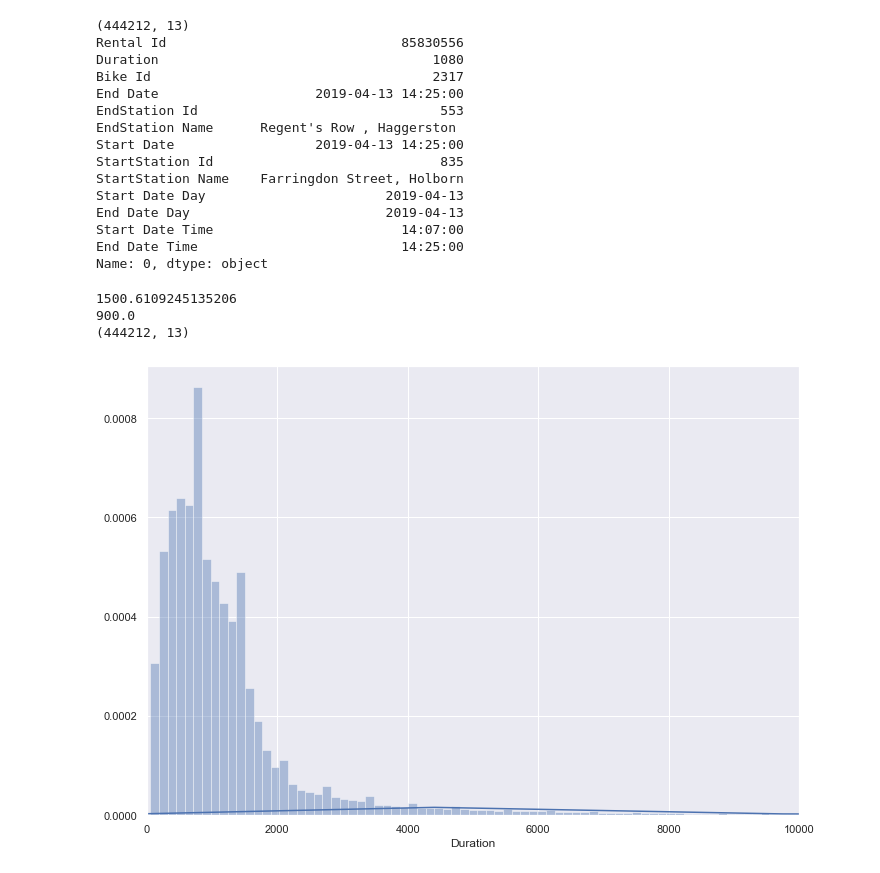
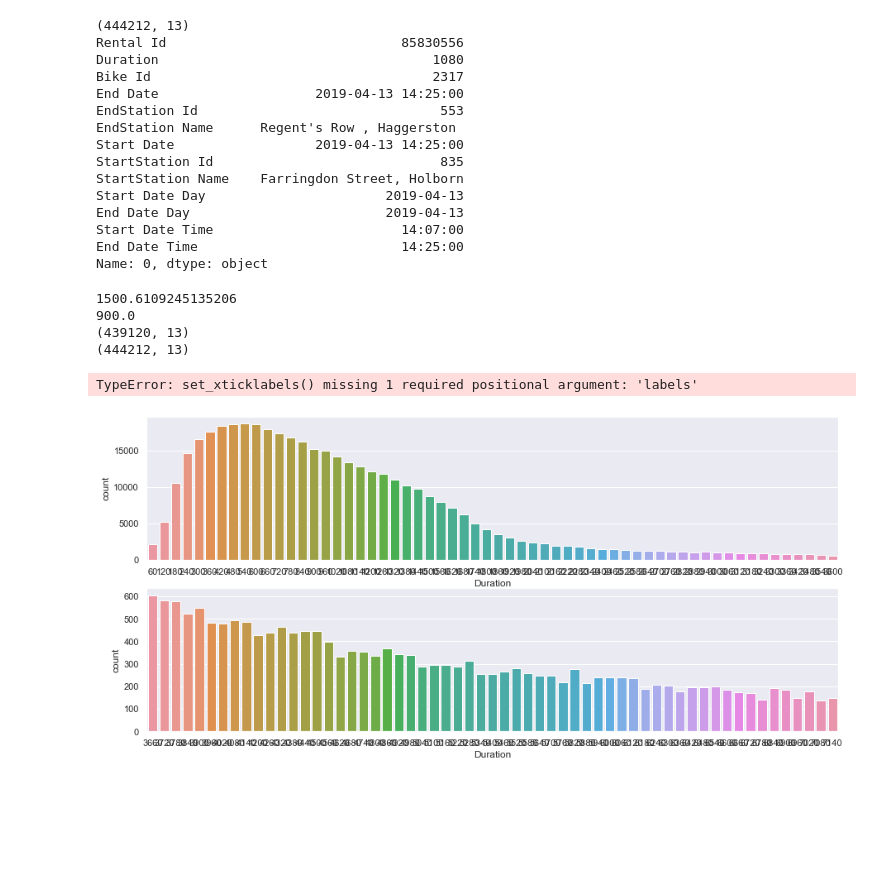
Before and after one commit to GeoffroyS/London-bikes-analysis, a Jupyter notebook: bikes_analysis.ipynb, the cells around one changed output. Cells and saved outputs as stored; diff of their text form; code cells hidden in the pictures; blank space fills up the shorter version.

Commit message:
plotting distrib

```diff
--- a/bikes_analysis.ipynb
+++ b/bikes_analysis.ipynb
@@ -75,15 +75,31 @@ Name: 0, dtype: object
 # %%
 print(final_df['Duration'].mean())
 print(final_df['Duration'].median())
+print(final_df[final_df['Duration'] < 10000].shape)
 print(final_df.shape)
 # %% [output]
 1500.6109245135206
 900.0
+(439120, 13)
 (444212, 13)
-# %%
-sns.set(rc = {'figure.figsize': (11.7, 8.27)})
-ax = sns.distplot(final_df['Duration'], bins = 4000)
-plt.xlim(0,10000)
-plt.show()
-# %% [output]
-[figure, removed]
+# %%
+df_less_than_1h = final_df[final_df['Duration'] <= 3600].copy()
+df_more_than_1h = final_df[(final_df['Duration'] > 3600) & (final_df['Duration'] < 7200)].copy()
+# %%
+sns.set(rc = {'figure.figsize': (15, 7)})
+sns.set_color_codes()
+fig, (ax1, ax2) = plt.subplots(nrows=2)
+
+#ax = sns.distplot(df_plot['Duration'], bins = 120, kde=False, ax = ax1)
+#ax2 = sns.distplot(df_plot['Duration'], bins = 100, kde=False, ax = ax2)
+p1 = sns.countplot(data = df_less_than_1h, x = 'Duration', ax = ax1)
+p2 = sns.countplot(data = df_more_than_1h, x = 'Duration', ax = ax2)
+
+#plt.xlim(0,40)
+#plt.xticks(rotation=70)
+ax1.set_xticklabels(rotation=70)
+ax2.set_xticklabels(rotation=70)
+plt.show()
+# %% [output]
+TypeError: set_xticklabels() missing 1 required positional argument: 'labels'
+[figure, added]
```
